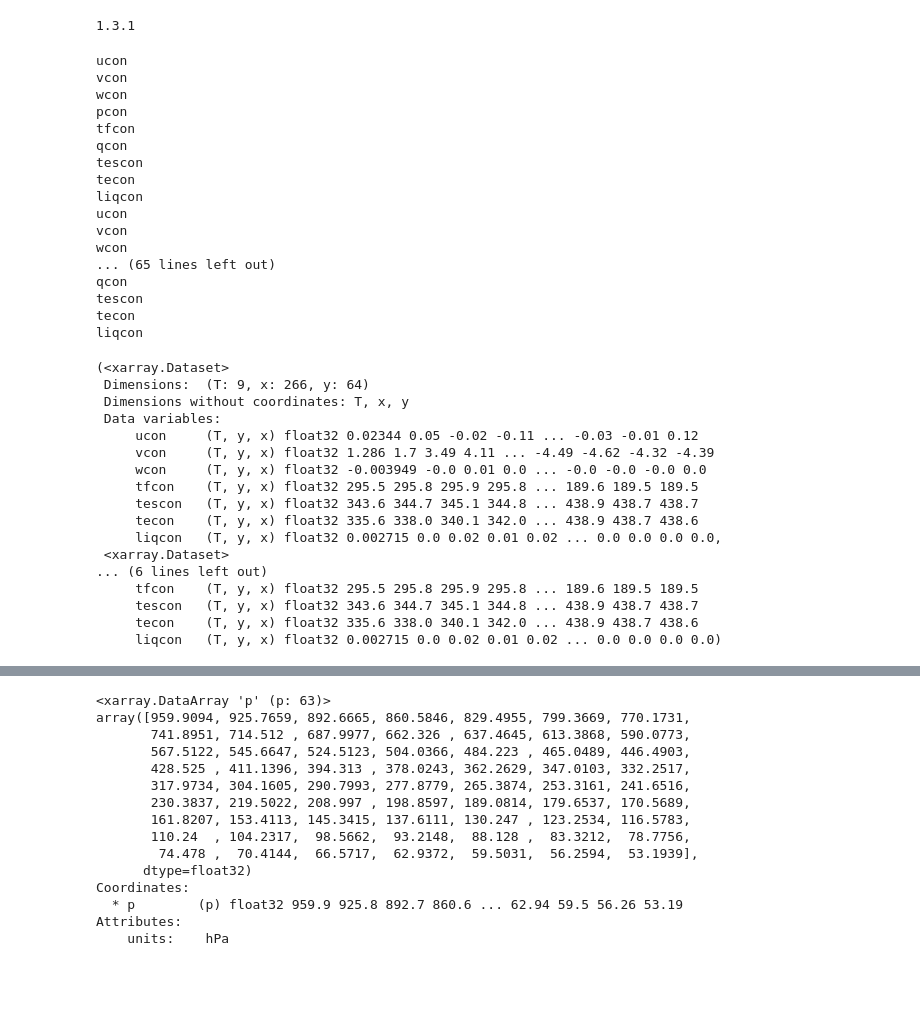
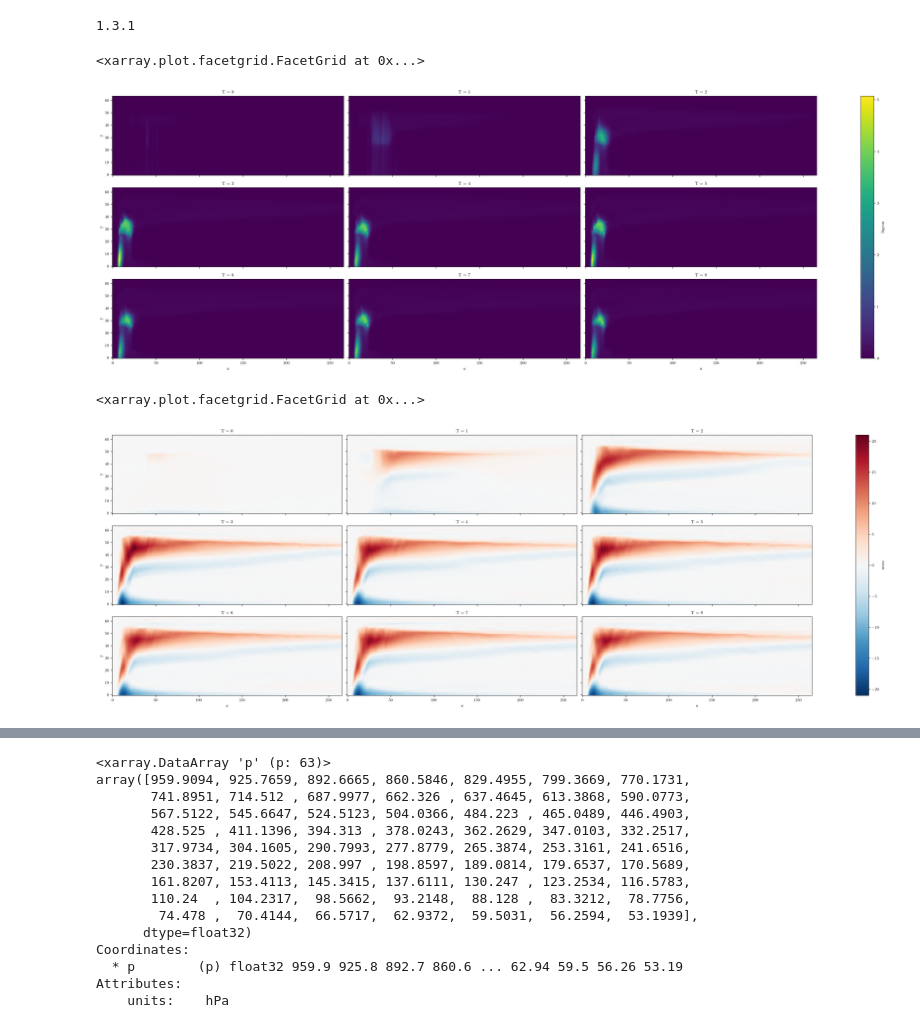
Before and after one commit to sdat2/rotunno87, a Jupyter notebook: notebooks/exploratory/sdat2-B-Read-in-Data.ipynb, the cells around one changed output, grey strips where cells are left out. Drawn from its saved outputs; the diff is of its cells as text; code cells hidden in the pictures; blank space fills up the shorter version.

Commit message:
ext: adding time ds and plots

```diff
--- a/notebooks/exploratory/sdat2-B-Read-in-Data.ipynb
+++ b/notebooks/exploratory/sdat2-B-Read-in-Data.ipynb
@@ -30,40 +30,15 @@ sout_ds = get_s(name="s.out")
 sin_ds = get_s(name="s.in")
 # %% [output]
 1.3.1
-# %%
-tdsts()
-# %% [output]
-ucon
-vcon
-wcon
-pcon
-tfcon
-qcon
-tescon
-tecon
-liqcon
-ucon
-vcon
-wcon
-... (65 lines left out)
-qcon
-tescon
-tecon
-liqcon
-(<xarray.Dataset>
- Dimensions:  (T: 9, x: 266, y: 64)
- Dimensions without coordinates: T, x, y
- Data variables:
-     ucon     (T, y, x) float32 0.02344 0.05 -0.02 -0.11 ... -0.03 -0.01 0.12
-     vcon     (T, y, x) float32 1.286 1.7 3.49 4.11 ... -4.49 -4.62 -4.32 -4.39
-     wcon     (T, y, x) float32 -0.003949 -0.0 0.01 0.0 ... -0.0 -0.0 -0.0 0.0
-     tfcon    (T, y, x) float32 295.5 295.8 295.9 295.8 ... 189.6 189.5 189.5
-     tescon   (T, y, x) float32 343.6 344.7 345.1 344.8 ... 438.9 438.7 438.7
-     tecon    (T, y, x) float32 335.6 338.0 340.1 342.0 ... 438.9 438.7 438.6
-     liqcon   (T, y, x) float32 0.002715 0.0 0.02 0.01 0.02 ... 0.0 0.0 0.0 0.0,
- <xarray.Dataset>
-... (6 lines left out)
-     tfcon    (T, y, x) float32 295.5 295.8 295.9 295.8 ... 189.6 189.5 189.5
-     tescon   (T, y, x) float32 343.6 344.7 345.1 344.8 ... 438.9 438.7 438.7
-     tecon    (T, y, x) float32 335.6 338.0 340.1 342.0 ... 438.9 438.7 438.6
-     liqcon   (T, y, x) float32 0.002715 0.0 0.02 0.01 0.02 ... 0.0 0.0 0.0 0.0)
+# %%
+a, b = tdsts()
+# %%
+a.liqcon.plot(x="x", y="y", col="T", col_wrap=3, aspect=3)
+# %% [output]
+<xarray.plot.facetgrid.FacetGrid at 0x...>
+[figure, added]
+# %%
+a.ucon.plot(x="x", y="y", col="T", col_wrap=3, aspect=3)
+# %% [output]
+<xarray.plot.facetgrid.FacetGrid at 0x...>
+[figure, added]
```
Also changed, not shown: parts of 3 cells of this notebook, 1 other file.
